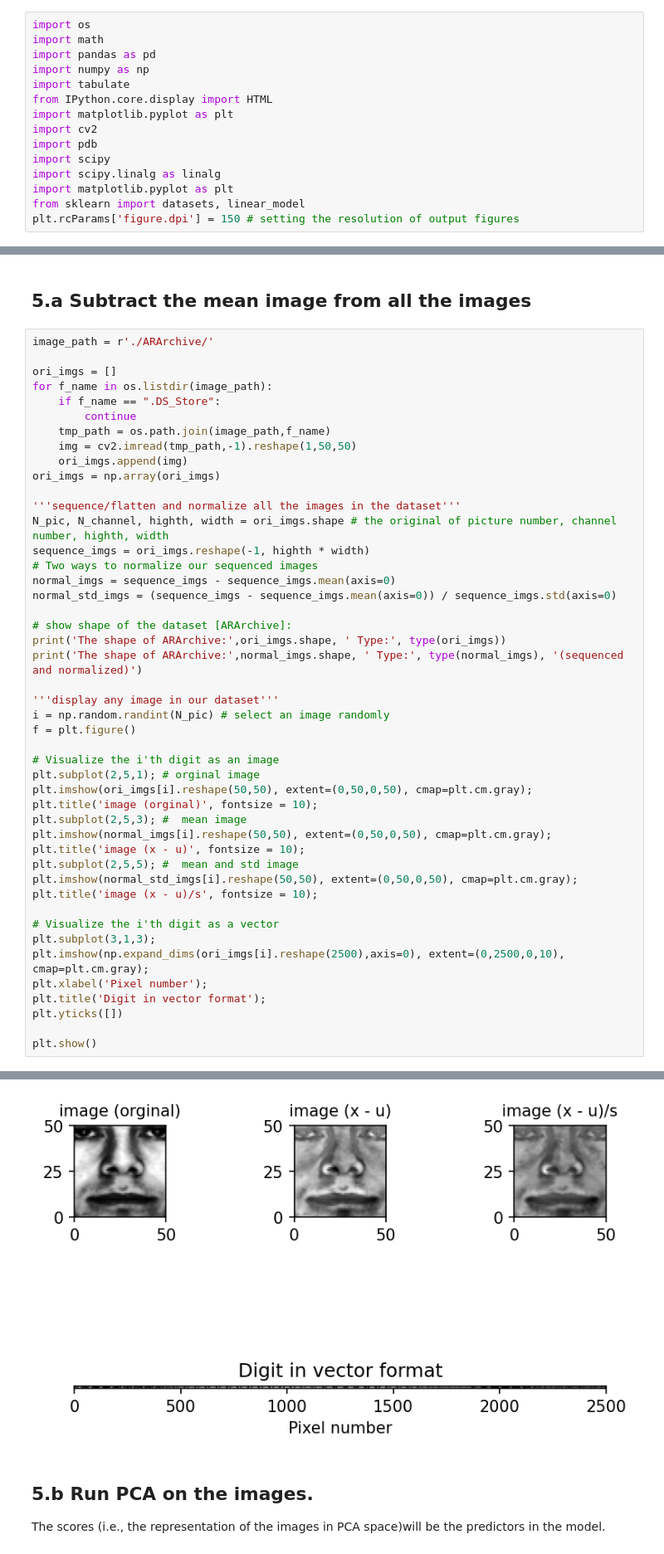
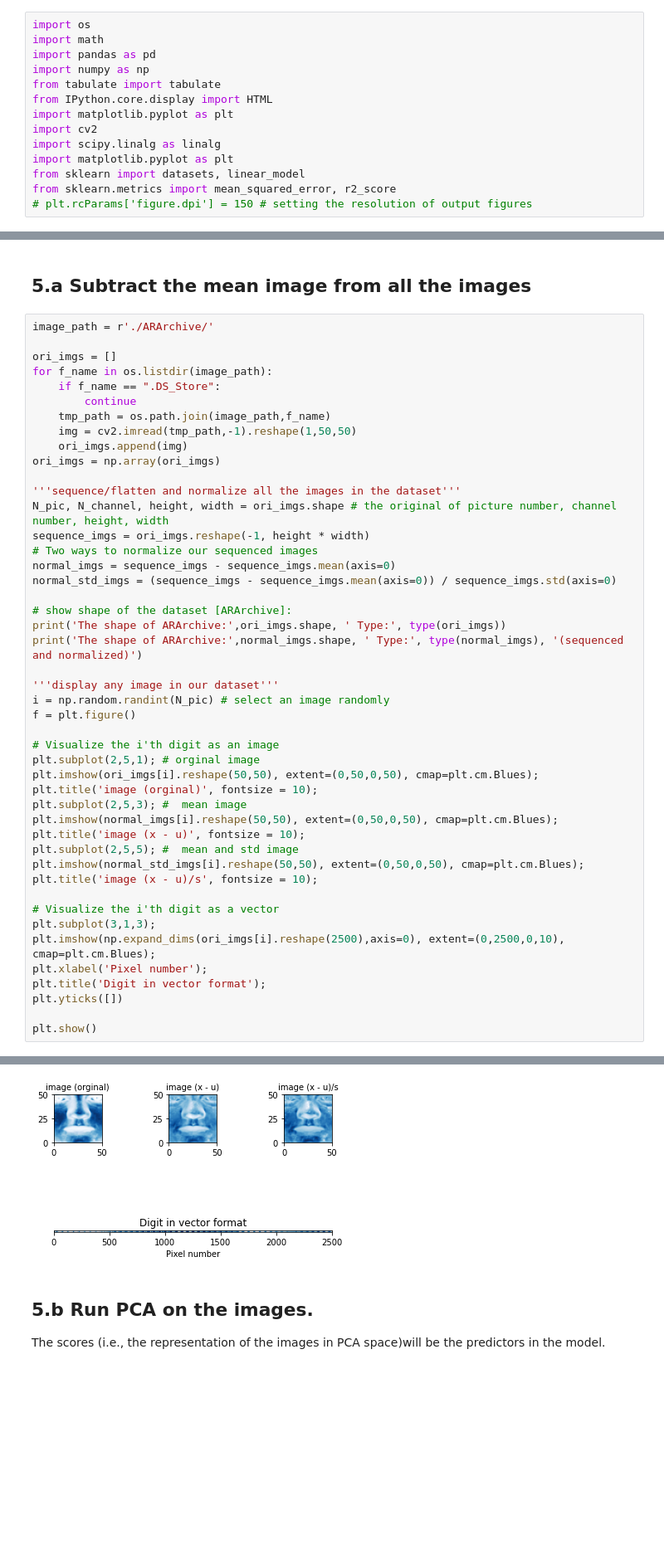
Before and after one commit to Francis-Buger/02458_project, a Jupyter notebook: cognitive_modeling-BX.ipynb, the cells around one changed output, grey strips where cells are left out. Shown at 83% size. Cells and saved outputs as stored; diff of their text form; blank space fills up the shorter version.

```diff
--- a/cognitive_modeling-BX.ipynb
+++ b/cognitive_modeling-BX.ipynb
@@ -10,16 +10,15 @@ import os
 import math
 import pandas as pd
 import numpy as np
-import tabulate
+from tabulate import tabulate
 from IPython.core.display import HTML
 import matplotlib.pyplot as plt
 import cv2
-import pdb
-import scipy
 import scipy.linalg as linalg
 import matplotlib.pyplot as plt
 from sklearn import datasets, linear_model
-plt.rcParams['figure.dpi'] = 150 # setting the resolution of output figures
+from sklearn.metrics import mean_squared_error, r2_score
+# plt.rcParams['figure.dpi'] = 150 # setting the resolution of output figures
 # %% [markdown]
 ## a. Questions:
 > What is the feature of interest? Describe in detail how you selected the images based on the feature of interest and on features of no interest.
@@ -250,43 +249,43 @@ for f_name in os.listdir(image_path):
 ori_imgs = np.array(ori_imgs)
 
 '''sequence/flatten and normalize all the images in the dataset'''
-N_pic, N_channel, highth, width = ori_imgs.shape # the original of picture number, channel number, highth, width
-sequence_imgs = ori_imgs.reshape(-1, highth * width)
+N_pic, N_channel, height, width = ori_imgs.shape # the original of picture number, channel number, height, width
+sequence_imgs = ori_imgs.reshape(-1, height * width)
 # Two ways to normalize our sequenced images
 normal_imgs = sequence_imgs - sequence_imgs.mean(axis=0)
 normal_std_imgs = (sequence_imgs - sequence_imgs.mean(axis=0)) / sequence_imgs.std(axis=0)
 
 # show shape of the dataset [ARArchive]:
 print('The shape of ARArchive:',ori_imgs.shape, ' Type:', type(ori_imgs))
 print('The shape of ARArchive:',normal_imgs.shape, ' Type:', type(normal_imgs), '(sequenced and normalized)')
 
 '''display any image in our dataset'''
 i = np.random.randint(N_pic) # select an image randomly
 f = plt.figure()
 
 # Visualize the i'th digit as an image
 plt.subplot(2,5,1); # orginal image
-plt.imshow(ori_imgs[i].reshape(50,50), extent=(0,50,0,50), cmap=plt.cm.gray);
+plt.imshow(ori_imgs[i].reshape(50,50), extent=(0,50,0,50), cmap=plt.cm.Blues);
 plt.title('image (orginal)', fontsize = 10);
 plt.subplot(2,5,3); #  mean image
-plt.imshow(normal_imgs[i].reshape(50,50), extent=(0,50,0,50), cmap=plt.cm.gray);
+plt.imshow(normal_imgs[i].reshape(50,50), extent=(0,50,0,50), cmap=plt.cm.Blues);
 plt.title('image (x - u)', fontsize = 10);
 plt.subplot(2,5,5); #  mean and std image
-plt.imshow(normal_std_imgs[i].reshape(50,50), extent=(0,50,0,50), cmap=plt.cm.gray);
+plt.imshow(normal_std_imgs[i].reshape(50,50), extent=(0,50,0,50), cmap=plt.cm.Blues);
 plt.title('image (x - u)/s', fontsize = 10);
 
 # Visualize the i'th digit as a vector
 plt.subplot(3,1,3);
-plt.imshow(np.expand_dims(ori_imgs[i].reshape(2500),axis=0), extent=(0,2500,0,10), cmap=plt.cm.gray);
+plt.imshow(np.expand_dims(ori_imgs[i].reshape(2500),axis=0), extent=(0,2500,0,10), cmap=plt.cm.Blues);
 plt.xlabel('Pixel number');
 plt.title('Digit in vector format');
 plt.yticks([])
 
 plt.show()
 # %% [output]
 The shape of ARArchive: (298, 1, 50, 50)  Type: <class 'numpy.ndarray'>
 The shape of ARArchive: (298, 2500)  Type: <class 'numpy.ndarray'> (sequenced and normalized)
-[figure, old version]
+[figure, new version]
 # %% [markdown]
 ## 5.b Run PCA on the images.
 The scores (i.e., the representation of the images in PCA space)will be the predictors in the model.
```
Also changed, not shown: parts of 16 cells of this notebook, 2 other files.
